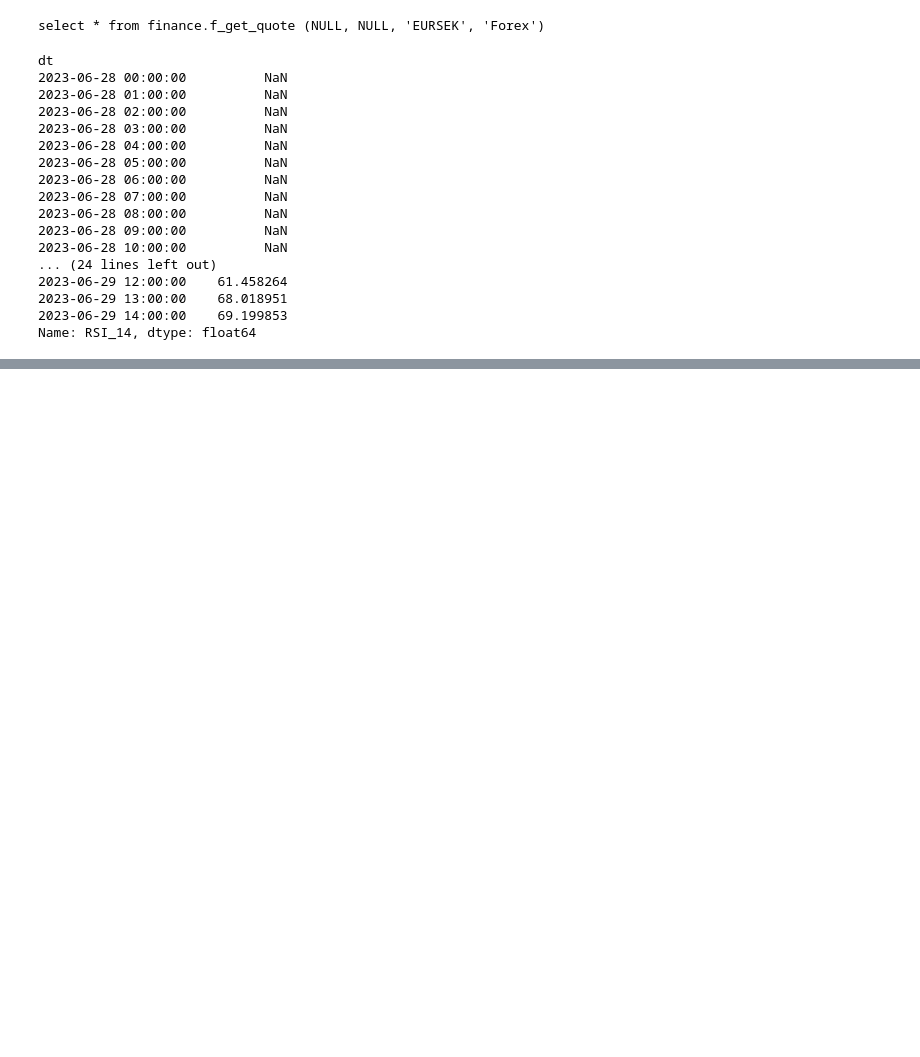
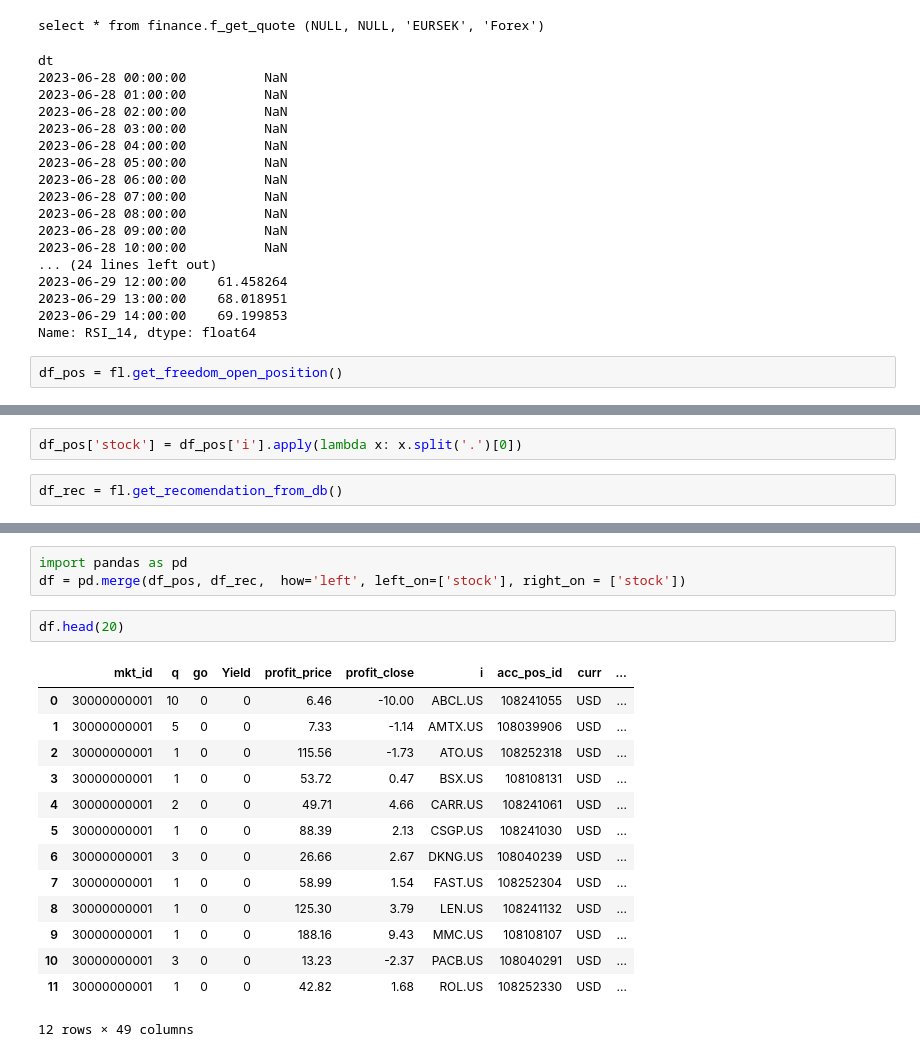
Before and after one commit to kravchukpetr/FinanceProject, a Jupyter notebook: ipynb/Load Ticks.ipynb, the cells around one changed output, grey strips where cells are left out. Cells and saved outputs as stored; diff of their text form; blank space fills up the shorter version.

```diff
--- a/ipynb/Load Ticks.ipynb
+++ b/ipynb/Load Ticks.ipynb
@@ -248,3 +262,5 @@ dt
 2023-06-29 13:00:00    68.018951
 2023-06-29 14:00:00    69.199853
 Name: RSI_14, dtype: float64
+# %%
+df_pos = fl.get_freedom_open_position()
@@ -250,0 +277,4 @@ Name: RSI_14, dtype: float64
+# %%
+df_pos['stock'] = df_pos['i'].apply(lambda x: x.split('.')[0])
+# %%
+df_rec = fl.get_recomendation_from_db()
@@ -250,0 +290,20 @@ Name: RSI_14, dtype: float64
+# %%
+import pandas as pd
+df = pd.merge(df_pos, df_rec,  how='left', left_on=['stock'], right_on = ['stock'])
+# %%
+df.head(20)
+# %% [output]
+|  | mkt_id | q | go | Yield | profit_price | profit_close | i | acc_pos_id | curr | ... |
+| 0 | 30000000001 | 10 | 0 | 0 | 6.46 | -10.00 | ABCL.US | 108241055 | USD | ... |
+| 1 | 30000000001 | 5 | 0 | 0 | 7.33 | -1.14 | AMTX.US | 108039906 | USD | ... |
+| 2 | 30000000001 | 1 | 0 | 0 | 115.56 | -1.73 | ATO.US | 108252318 | USD | ... |
+| 3 | 30000000001 | 1 | 0 | 0 | 53.72 | 0.47 | BSX.US | 108108131 | USD | ... |
+| 4 | 30000000001 | 2 | 0 | 0 | 49.71 | 4.66 | CARR.US | 108241061 | USD | ... |
+| 5 | 30000000001 | 1 | 0 | 0 | 88.39 | 2.13 | CSGP.US | 108241030 | USD | ... |
+| 6 | 30000000001 | 3 | 0 | 0 | 26.66 | 2.67 | DKNG.US | 108040239 | USD | ... |
+| 7 | 30000000001 | 1 | 0 | 0 | 58.99 | 1.54 | FAST.US | 108252304 | USD | ... |
+| 8 | 30000000001 | 1 | 0 | 0 | 125.30 | 3.79 | LEN.US | 108241132 | USD | ... |
+| 9 | 30000000001 | 1 | 0 | 0 | 188.16 | 9.43 | MMC.US | 108108107 | USD | ... |
+| 10 | 30000000001 | 3 | 0 | 0 | 13.23 | -2.37 | PACB.US | 108040291 | USD | ... |
+| 11 | 30000000001 | 1 | 0 | 0 | 42.82 | 1.68 | ROL.US | 108252330 | USD | ... |
+12 rows × 49 columns
```
Also changed, not shown: parts of 15 cells of this notebook, 3 other files.
